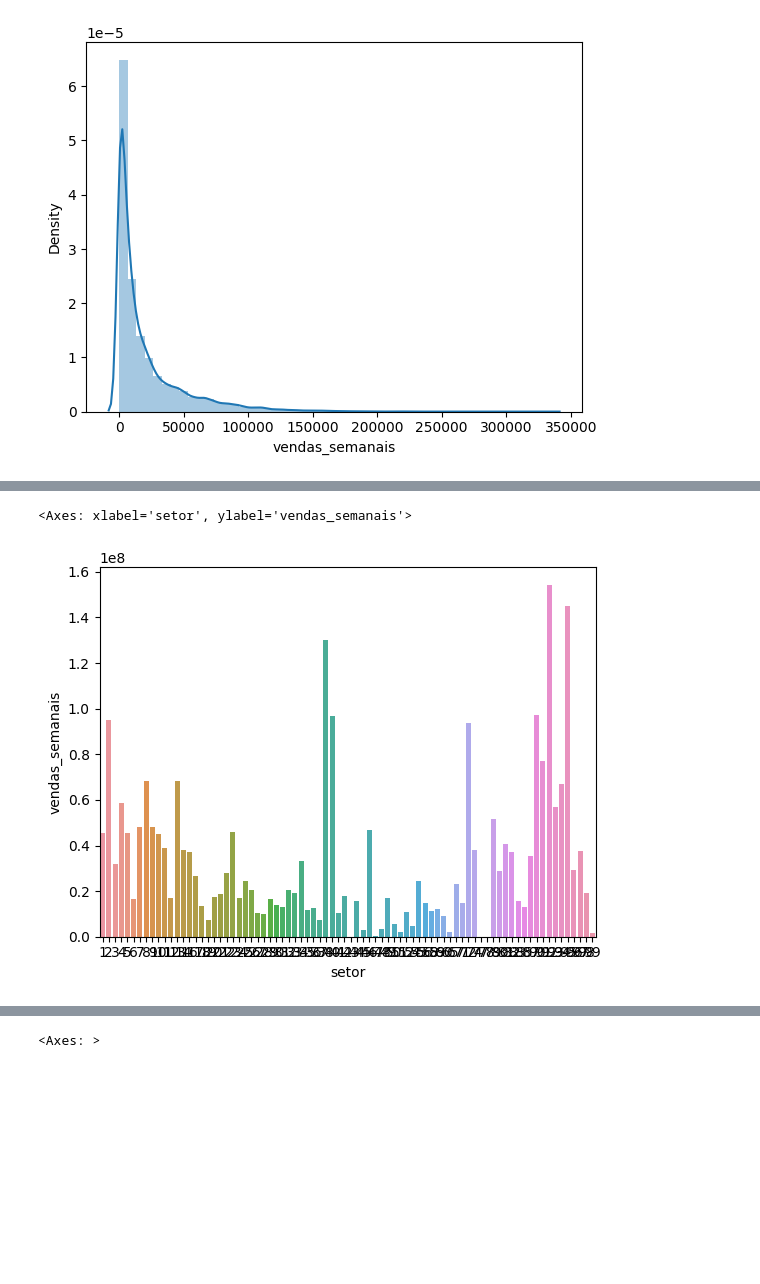
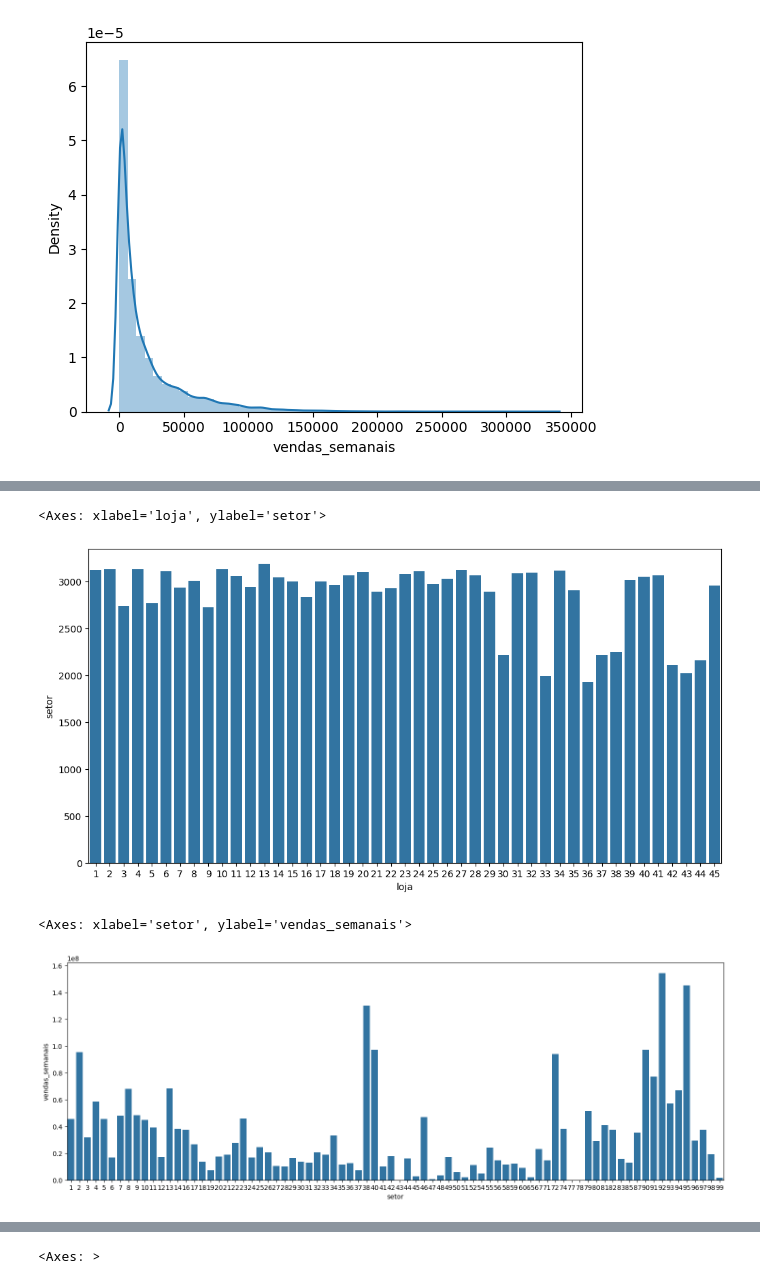
Before and after one commit to TiagoDSL/hackday_7th_edition_comunidade_ds, a Jupyter notebook: 7TH_HackDay.ipynb, the cells around one changed output, grey strips where cells are left out. Cells and saved outputs as stored; diff of their text form; code cells hidden in the pictures; blank space fills up the shorter version.

```diff
--- a/7TH_HackDay.ipynb
+++ b/7TH_HackDay.ipynb
@@ -278,10 +473,19 @@ sns.barplot(x= 'tipo', y= 'vendas_semanais', data= venda_tipo)
+# %%
+# quantos setores tem em cada loja
+loja_setor = df4[['loja', 'setor']].groupby('loja').count().reset_index()
+plt.figure(figsize=(12, 6))
+sns.barplot(x='loja', y='setor', data=loja_setor)
+# %% [output]
+<Axes: xlabel='loja', ylabel='setor'>
+[figure, added]
 # %%
 # analisando venda por setor
 venda_tipo = df4[['vendas_semanais', 'setor']].groupby('setor').sum().reset_index()
+plt.figure(figsize=(18, 6))
 sns.barplot(x= 'setor', y= 'vendas_semanais', data= venda_tipo)
 # %% [output]
 <Axes: xlabel='setor', ylabel='vendas_semanais'>
-[figure, old version]
+[figure, new version]
 # %%
 # analisando venda por tamanho da loja
 venda_tipo = df4[['vendas_semanais', 'categoria_tamanho']].groupby('categoria_tamanho').sum().reset_index()
```
Also changed, not shown: parts of 64 cells of this notebook, 1 other file.
